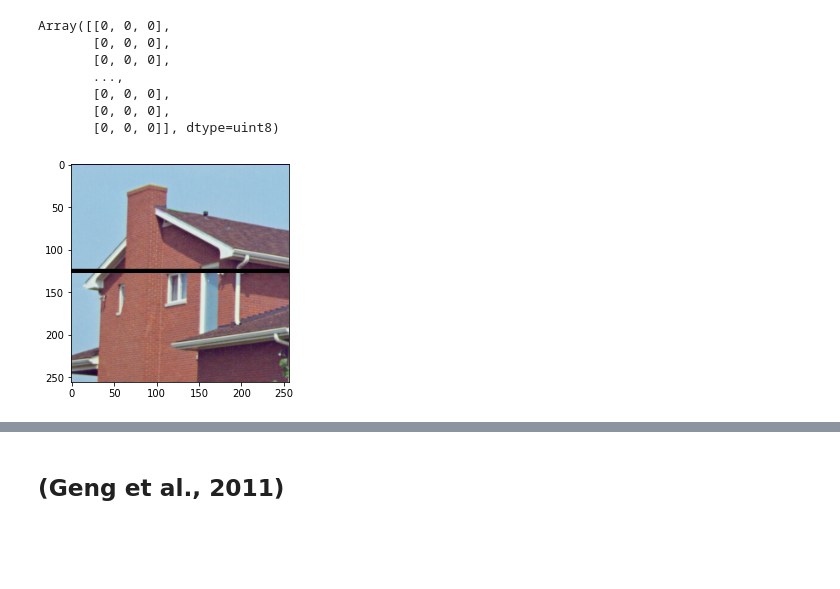
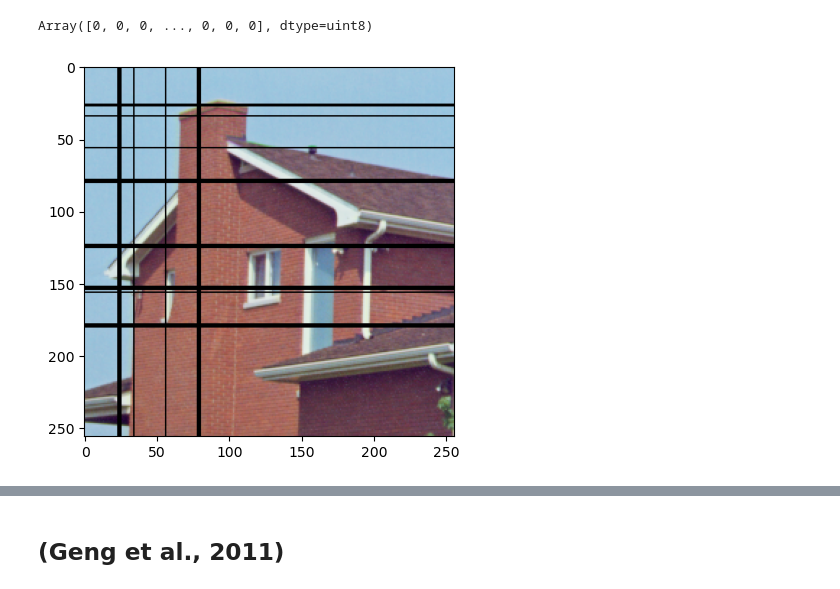
Before and after one commit to poonehmousavi/Audio_Tensor_Completion, a Jupyter notebook: test.ipynb, the cells around one changed output, grey strips where cells are left out. Cells and saved outputs as stored; diff of their text form; code cells hidden in the pictures; blank space fills up the shorter version.

```diff
--- a/test.ipynb
+++ b/test.ipynb
@@ -164,43 +166,37 @@ def weightTC(dim):
     weight = weight/(sum(weight))
     return weight
 # %%
-# tl.set_backend('pytorch')
+tl.set_backend('pytorch')
 
 
 
 
 T = imageio.imread('house.bmp')#[100:-50,100:-50]
 # T = T/255
 # T = np.concatenate([T,T,T,T],axis=-1)
 np.random.seed(4)
 # T = tl.tensor(np.random.normal(0,1,[40,40,3]))
-n,m,i = T.shape
+n,m,s = T.shape
 # i = np.random.randint(0,n,10)
 # i[0] = 1
 # j = np.random.randint(0,m,10)
 # j[0] = 2
 i = [26,27,78,79,80,56,34,152,153,154,123,124,125,178,179,180,156]
 # i = [123,124,125,126,127]
 
 # for a in range(150,160):
 #     i.append(a)
 j = [23,24,25,78,79,80,56,34]
-mask = np.ones((n,m)).astype(bool)
-mask[i,:] = False
-mask[:,j] = False
+mask = np.ones((n,m,s)).astype(bool)
+mask[i,:,:] = False
+mask[:,j,:] = False
 TM = T.copy()
-TM[~mask] = [0,0,0]
+TM[~mask] = 0
 fig,ax = plt.subplots()
 
 plt.imshow(T)
 plt.imshow(TM)
 TM[~mask]
 # %% [output]
-Array([[0, 0, 0],
-       [0, 0, 0],
-       [0, 0, 0],
-       ...,
-       [0, 0, 0],
-       [0, 0, 0],
-       [0, 0, 0]], dtype=uint8)
+Array([0, 0, 0, ..., 0, 0, 0], dtype=uint8)
-[figure, old version]
+[figure, new version]
```
Also changed, not shown: parts of 12 cells of this notebook, 1 other file.
